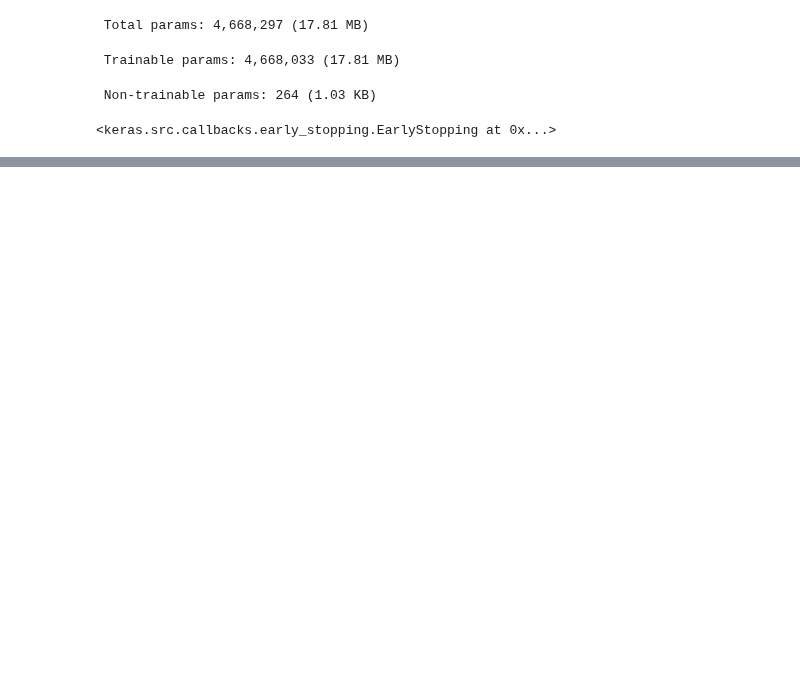
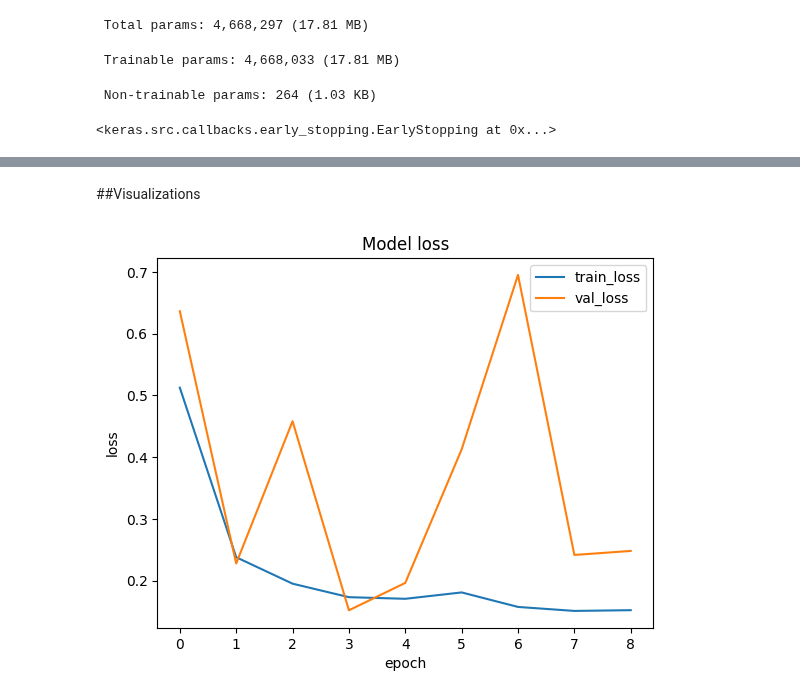
Before and after one commit to akankshakusf/Project-Deep-Learning-CNN-Malaria-Detection, a Jupyter notebook: Malaria_Detection.ipynb, the cells around one changed output, grey strips where cells are left out. Saved outputs shown, nothing was run; the diff lists cells and outputs as text; code cells hidden in the pictures; blank space fills up the shorter version.

```diff
--- a/Malaria_Detection.ipynb
+++ b/Malaria_Detection.ipynb
@@ -273,7 +236,7 @@ Model: "sequential_2"
 model.compile(
     optimizer=Adam(learning_rate=0.01),  # Optimizer: Adam with learning rate 0.01
     loss=BinaryCrossentropy(),  # Loss function: Binary Crossentropy for binary classification
-    metrics=BinaryAccuracy(),  # Metrics: Binary Accuracy
+    metrics=['accuracy'],  # Metrics: Binary Accuracy
 
 )
 # %%
@@ -296,0 +277,12 @@ NameError: name 'model' is not defined
+# %% [markdown]
+##Visualizations
+# %%
+plt.plot(history.history['loss'])
+plt.plot(history.history['val_loss'])
+plt.title('Model loss')
+plt.ylabel('loss')
+plt.xlabel('epoch')
+plt.legend(['train_loss', 'val_loss'])
+plt.show()
+# %% [output]
+[figure, added]
```
Also changed, not shown: parts of 9 cells of this notebook.
